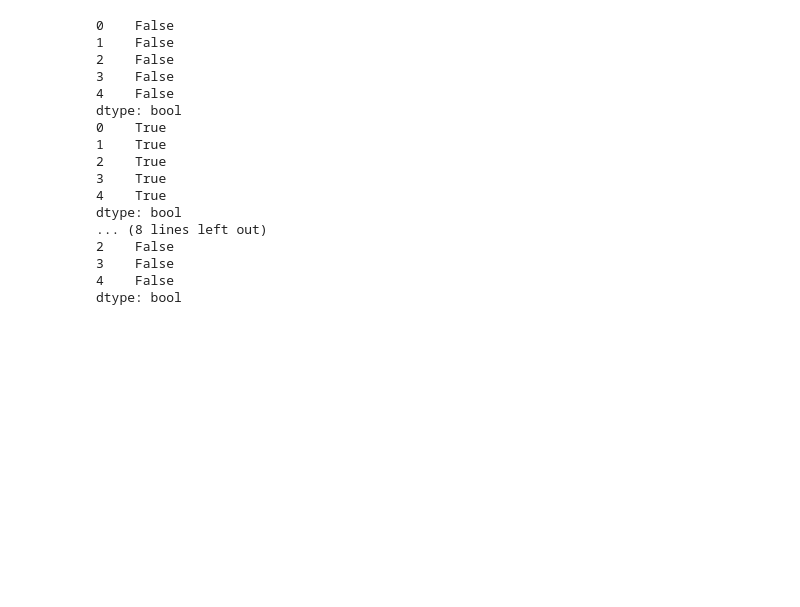
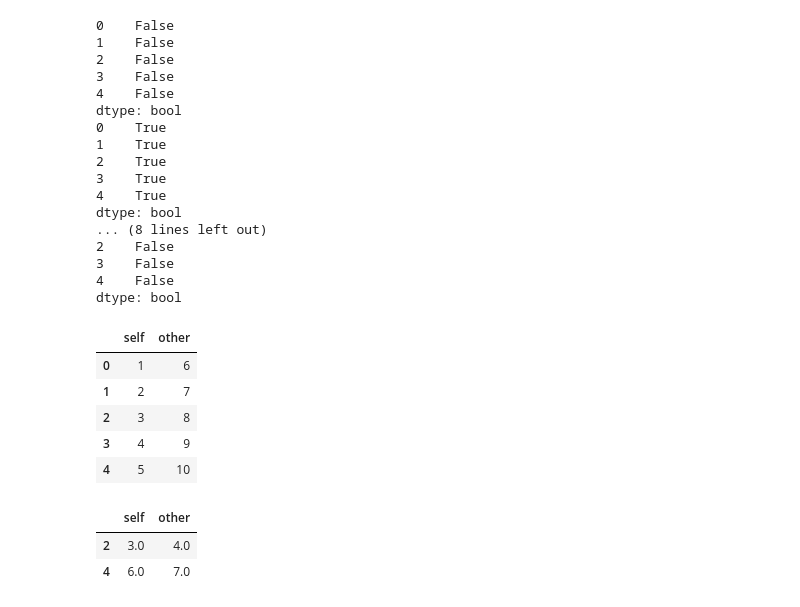
Before and after one commit to Mohammadhuzefa/Python-libraries, a Jupyter notebook: pandas1.ipynb, the cells around one changed output. Saved outputs shown, nothing was run; the diff lists cells and outputs as text; code cells hidden in the pictures; blank space fills up the shorter version.

```diff
--- a/pandas1.ipynb
+++ b/pandas1.ipynb
@@ -640,3 +640,26 @@ dtype: bool
 3    False
 4    False
 dtype: bool
+# %%
+s1.equals(s2)
+
+s1.compare(s2)
+# %% [output]
+|  | self | other |
+| 0 | 1 | 6 |
+| 1 | 2 | 7 |
+| 2 | 3 | 8 |
+| 3 | 4 | 9 |
+| 4 | 5 | 10 |
+# %%
+arr1 = np.array([1,2,3,5,6])
+arr2 = np.array([1,2,4,5,7])
+
+s1 = pd.Series(arr1)
+s2 = pd.Series(arr2)
+
+s1.compare(s2)
+# %% [output]
+|  | self | other |
+| 2 | 3.0 | 4.0 |
+| 4 | 6.0 | 7.0 |
```
Also changed, not shown: parts of 2 cells of this notebook.
